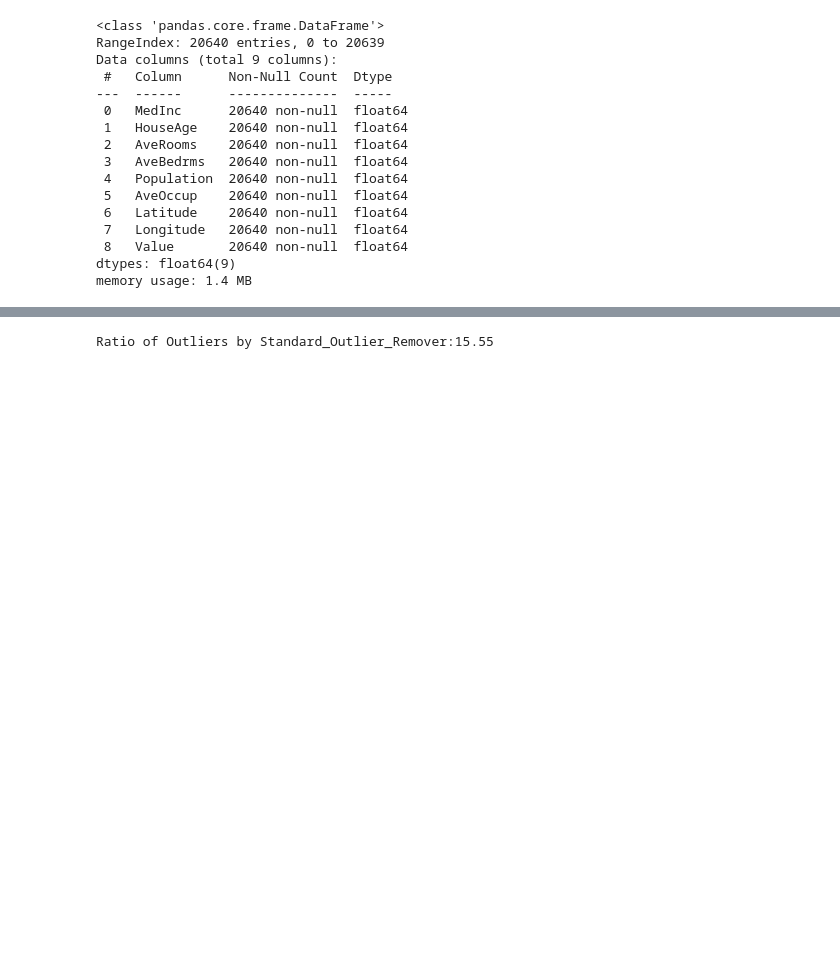
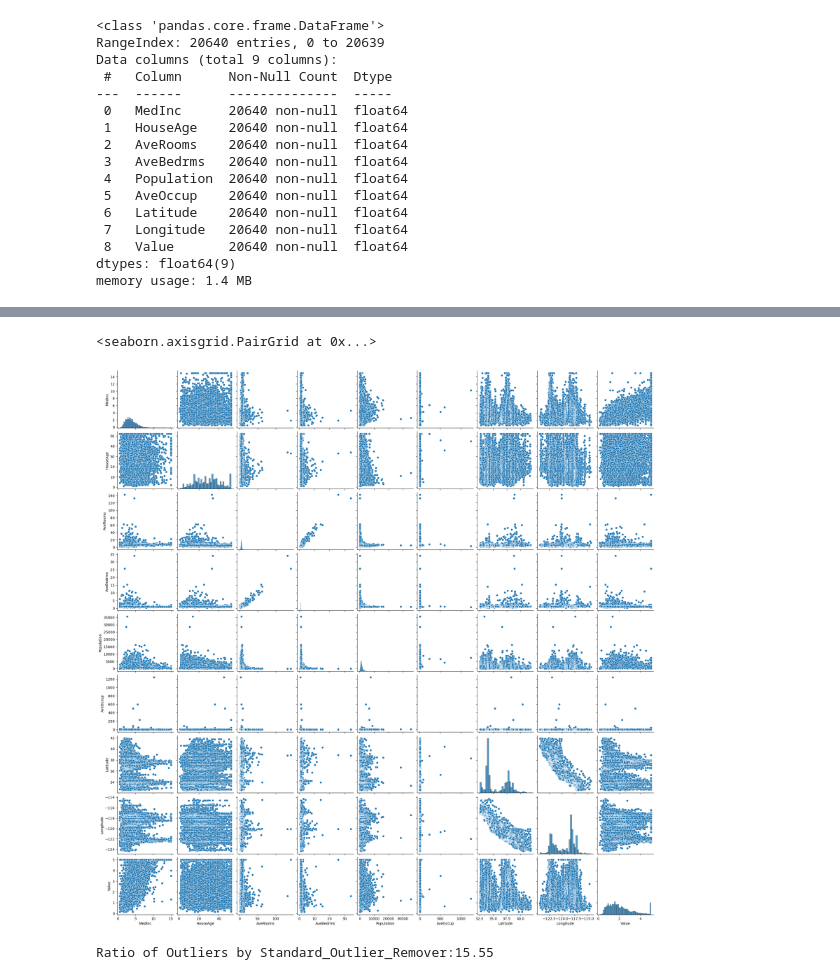
Before and after one commit to SerjWeesp/ml-python, a Jupyter notebook: linear_regression_california_housing_draft.ipynb, the cells around one changed output, grey strips where cells are left out. Drawn from its saved outputs; the diff is of its cells as text; code cells hidden in the pictures; blank space fills up the shorter version.

```diff
--- a/linear_regression_california_housing_draft.ipynb
+++ b/linear_regression_california_housing_draft.ipynb
@@ -229 +311,6 @@ for column in X.columns:
+# %%
+sns.pairplot(df)
+# %% [output]
+<seaborn.axisgrid.PairGrid at 0x...>
+[figure, added]
 # %%
```
Also changed, not shown: parts of 34 cells of this notebook, 1 other file.
